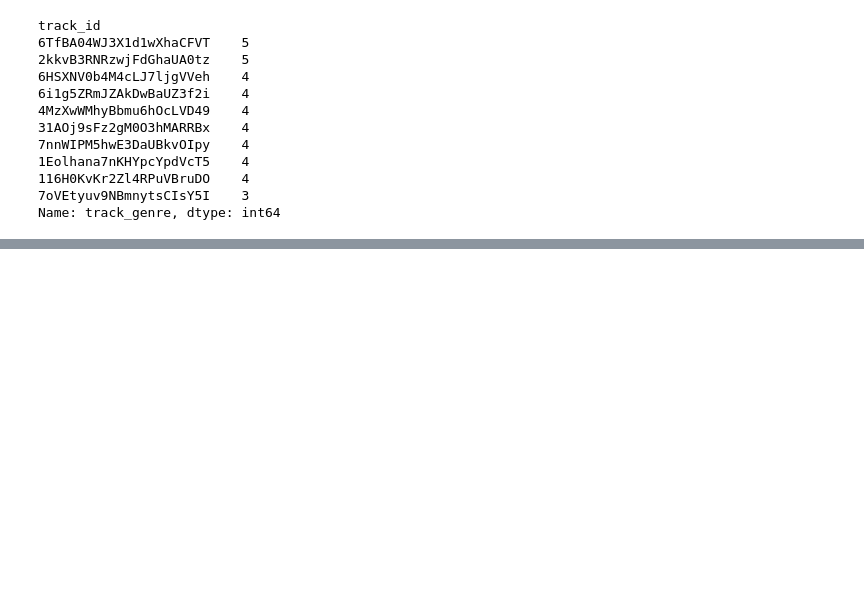
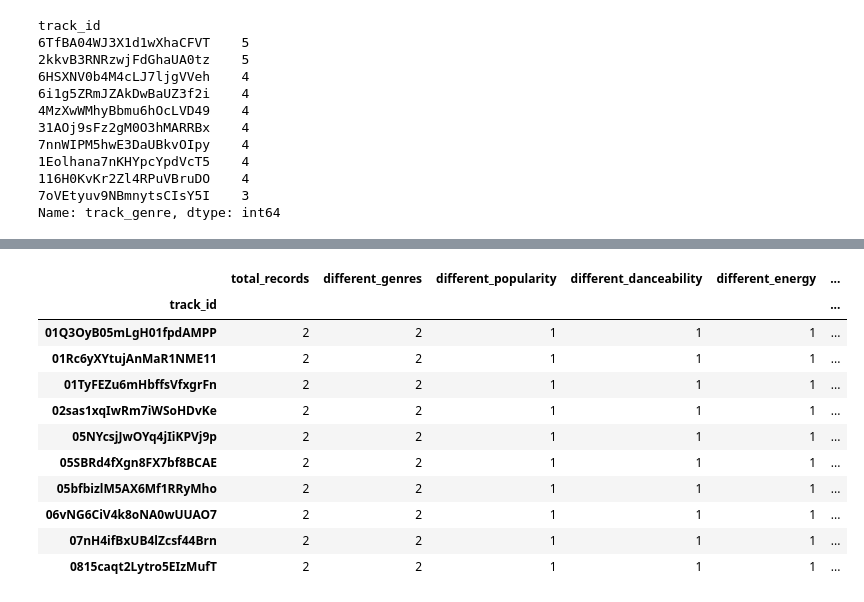
Before and after one commit to aswathy325/Music-Recommendation-ML-Project, a Jupyter notebook: NOTEBOOK/MUSIC_RECOMMENDATION.ipynb, the cells around one changed output, grey strips where cells are left out. Cells and saved outputs as stored; diff of their text form; code cells hidden in the pictures; blank space fills up the shorter version.

```diff
--- a/NOTEBOOK/MUSIC_RECOMMENDATION.ipynb
+++ b/NOTEBOOK/MUSIC_RECOMMENDATION.ipynb
@@ -181,0 +260,24 @@ Name: track_genre, dtype: int64
+# %%
+#Compare the audio features
+duplicate_feature_check = duplicate_tracks.groupby('track_id').agg(
+    total_records=('track_id', 'size'),
+    different_genres=('track_genre', 'nunique'),
+    different_popularity=('popularity', 'nunique'),
+    different_danceability=('danceability', 'nunique'),
+    different_energy=('energy', 'nunique'),
+    different_tempo=('tempo', 'nunique')
+)
+duplicate_feature_check.head(10)
+# %% [output]
+|  | total_records | different_genres | different_popularity | different_danceability | different_energy | ... |
+| track_id |  |  |  |  |  | ... |
+| 01Q3OyB05mLgH01fpdAMPP | 2 | 2 | 1 | 1 | 1 | ... |
+| 01Rc6yXYtujAnMaR1NME11 | 2 | 2 | 1 | 1 | 1 | ... |
+| 01TyFEZu6mHbffsVfxgrFn | 2 | 2 | 1 | 1 | 1 | ... |
+| 02sas1xqIwRm7iWSoHDvKe | 2 | 2 | 1 | 1 | 1 | ... |
+| 05NYcsjJwOYq4jIiKPVj9p | 2 | 2 | 1 | 1 | 1 | ... |
+| 05SBRd4fXgn8FX7bf8BCAE | 2 | 2 | 1 | 1 | 1 | ... |
+| 05bfbizlM5AX6Mf1RRyMho | 2 | 2 | 1 | 1 | 1 | ... |
+| 06vNG6CiV4k8oNA0wUUAO7 | 2 | 2 | 1 | 1 | 1 | ... |
+| 07nH4ifBxUB4lZcsf44Brn | 2 | 2 | 1 | 1 | 1 | ... |
+| 0815caqt2Lytro5EIzMufT | 2 | 2 | 1 | 1 | 1 | ... |
```
Also changed, not shown: parts of 9 cells of this notebook.
